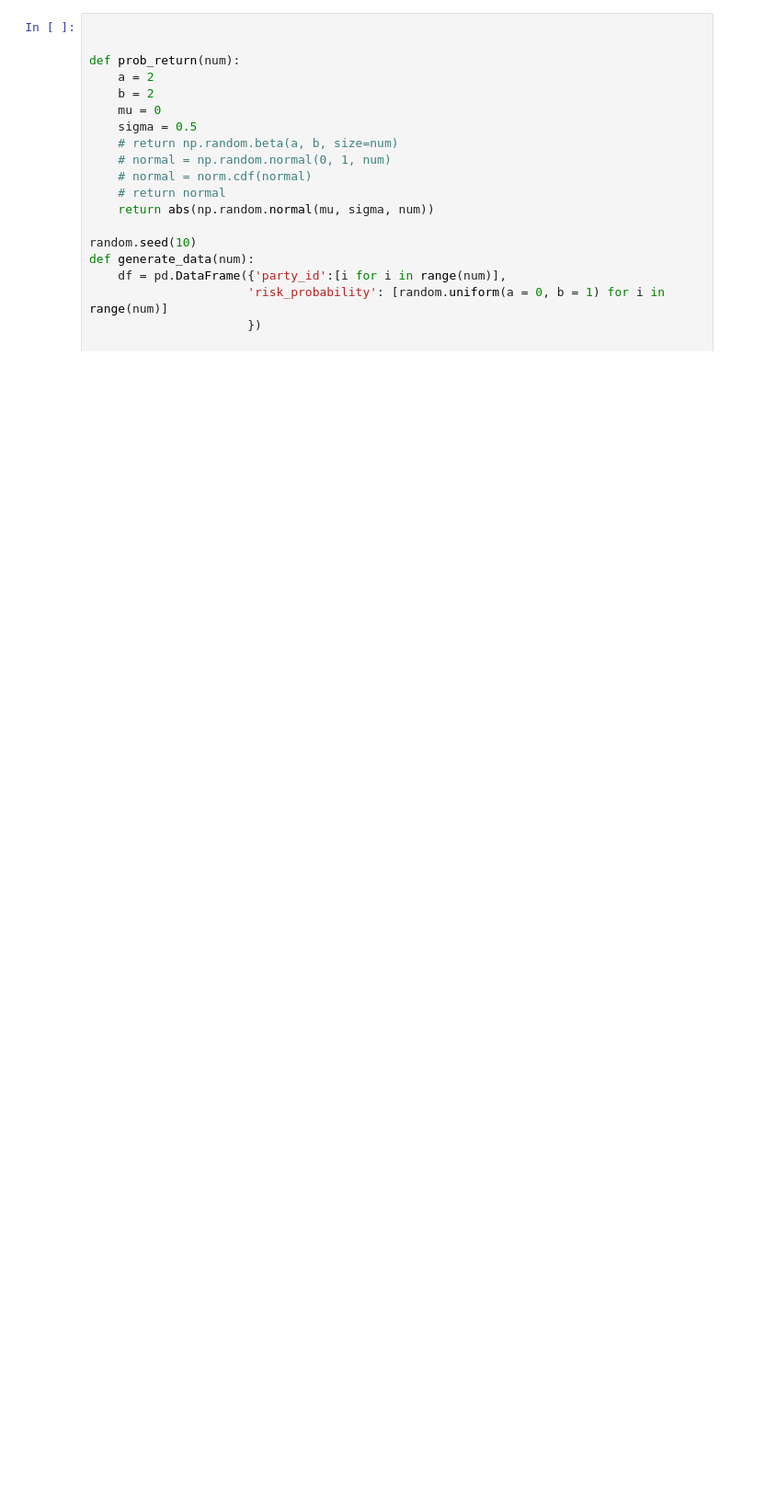
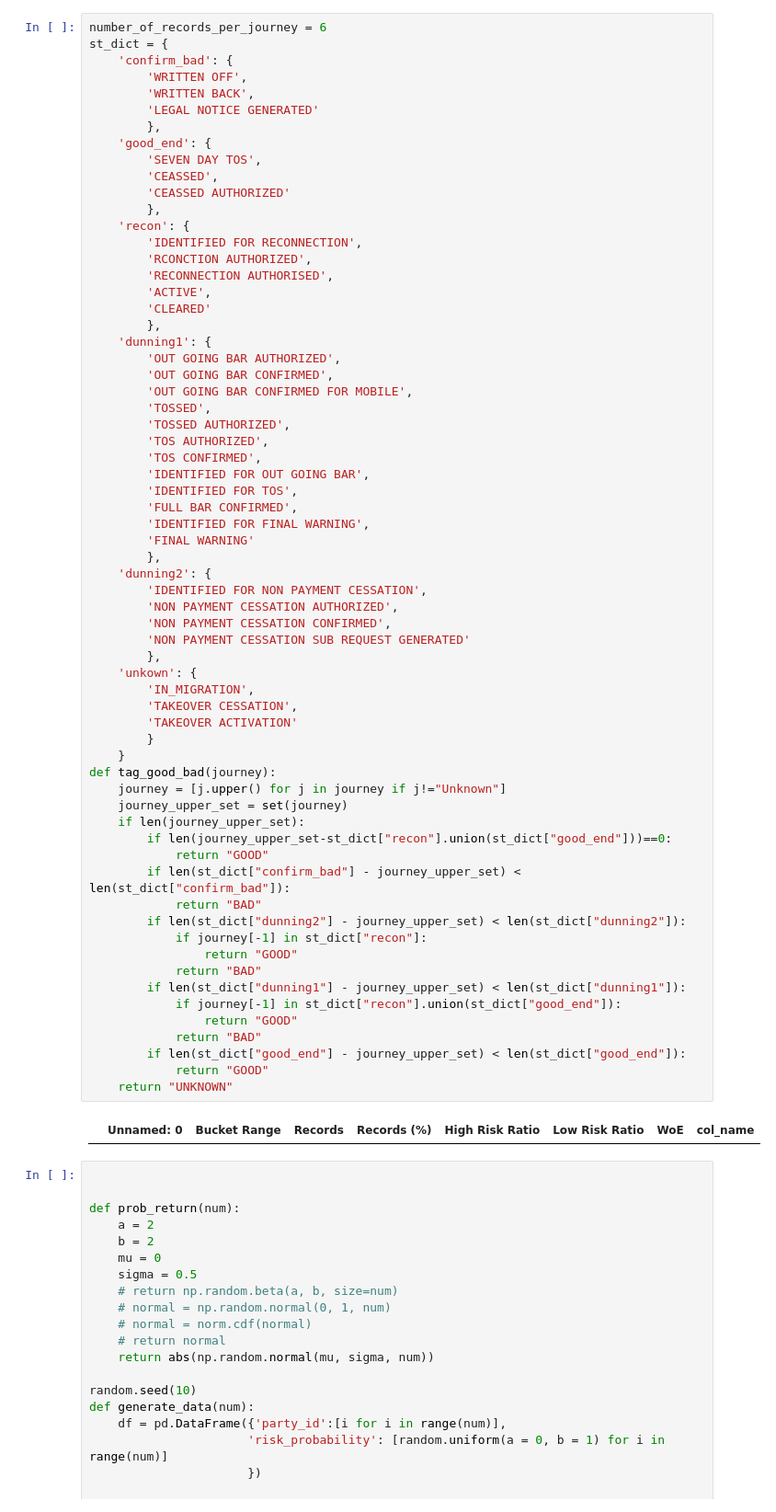
Before and after one commit to sheharyarakhtar/AssetDev, a Jupyter notebook: AssetDevelopment.ipynb, the cells around one changed output. Shown: that part at 92% size. Saved outputs shown, nothing was run; the diff lists cells and outputs as text; blank space fills up the shorter version.

```diff
--- a/AssetDevelopment.ipynb
+++ b/AssetDevelopment.ipynb
@@ -40,3 +46,70 @@ feature_df.head()
+# %%
+number_of_records_per_journey = 6
+st_dict = {
+    'confirm_bad': {
+        'WRITTEN OFF',
+        'WRITTEN BACK',
+        'LEGAL NOTICE GENERATED'
+        },
+    'good_end': {
+        'SEVEN DAY TOS',
+        'CEASSED',
+        'CEASSED AUTHORIZED'
+        },
+    'recon': {
+        'IDENTIFIED FOR RECONNECTION',
+        'RCONCTION AUTHORIZED',
+        'RECONNECTION AUTHORISED',
+        'ACTIVE',
+        'CLEARED'
+        },
+    'dunning1': {
+        'OUT GOING BAR AUTHORIZED',
+        'OUT GOING BAR CONFIRMED',
+        'OUT GOING BAR CONFIRMED FOR MOBILE',
+        'TOSSED',
+        'TOSSED AUTHORIZED',
+        'TOS AUTHORIZED',
+        'TOS CONFIRMED',
+        'IDENTIFIED FOR OUT GOING BAR',
+        'IDENTIFIED FOR TOS',
+        'FULL BAR CONFIRMED',
+        'IDENTIFIED FOR FINAL WARNING',
+        'FINAL WARNING'
+        },
+    'dunning2': {
+        'IDENTIFIED FOR NON PAYMENT CESSATION',
+        'NON PAYMENT CESSATION AUTHORIZED',
+        'NON PAYMENT CESSATION CONFIRMED',
+        'NON PAYMENT CESSATION SUB REQUEST GENERATED'
+        },
+    'unkown': {
+        'IN_MIGRATION',
+        'TAKEOVER CESSATION',
+        'TAKEOVER ACTIVATION'
+        }
+    }
+def tag_good_bad(journey):
+    journey = [j.upper() for j in journey if j!="Unknown"]
+    journey_upper_set = set(journey)
+    if len(journey_upper_set):
+        if len(journey_upper_set-st_dict["recon"].union(st_dict["good_end"]))==0:
+            return "GOOD"
+        if len(st_dict["confirm_bad"] - journey_upper_set) < len(st_dict["confirm_bad"]):
+            return "BAD"
+        if len(st_dict["dunning2"] - journey_upper_set) < len(st_dict["dunning2"]):
+            if journey[-1] in st_dict["recon"]:
+                return "GOOD"
+            return "BAD"
+        if len(st_dict["dunning1"] - journey_upper_set) < len(st_dict["dunning1"]):
+            if journey[-1] in st_dict["recon"].union(st_dict["good_end"]):
+                return "GOOD"
+            return "BAD"
+        if len(st_dict["good_end"] - journey_upper_set) < len(st_dict["good_end"]):
+            return "GOOD"
+    return "UNKNOWN"
+# %% [output]
+|  | Unnamed: 0 | Bucket Range | Records | Records (%) | High Risk Ratio | Low Risk Ratio | WoE | col_name |
 # %%
 
 
```
Also changed, not shown: parts of 2 cells of this notebook, 5 other files.
